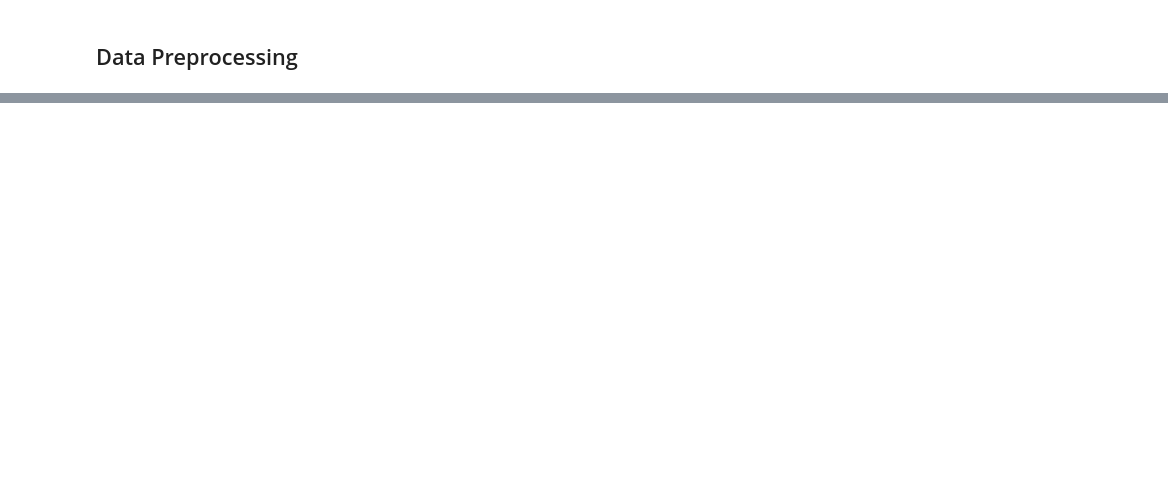
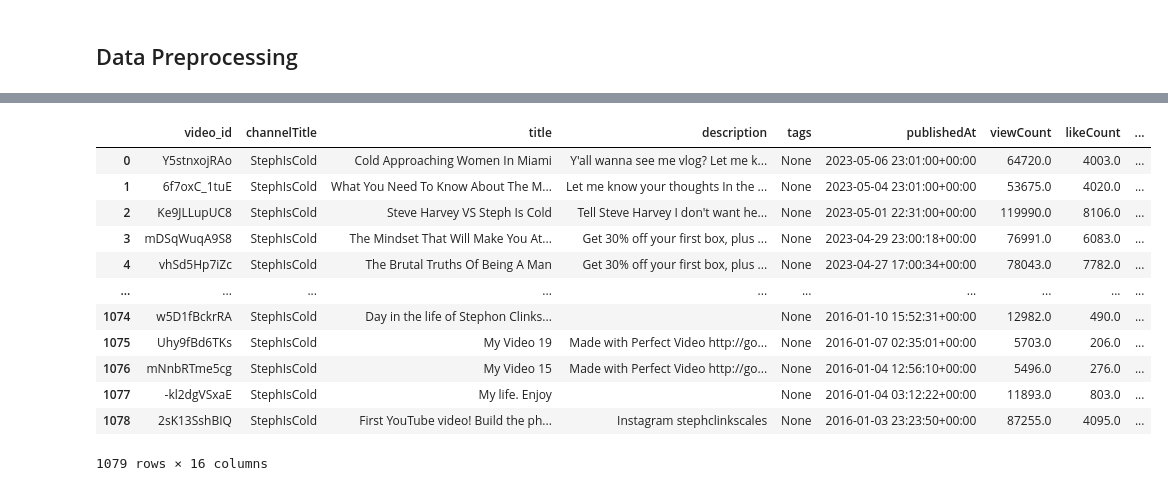
Before and after one commit to Klaus-in-Tech/youtube-channel-analysis, a Jupyter notebook: youtube-analyser.ipynb, the cells around one changed output, grey strips where cells are left out. Drawn from its saved outputs; the diff is of its cells as text; code cells hidden in the pictures; blank space fills up the shorter version.

Commit message:
Best and Worst Performing videos - Data Analysis

```diff
--- a/youtube-analyser.ipynb
+++ b/youtube-analyser.ipynb
@@ -132,0 +201,11 @@ videos_df.isnull().any()
+# %%
+numeric_columns = ['viewCount', 'likeCount', 'favouriteCount', 'commentCount']
+video_df[numeric_columns] = video_df[numeric_columns].apply(pd.to_numeric, errors = 'coerce', axis = 1)
+# %%
+# Publish day (in the week) column
+video_df['publishedAt'] =  video_df['publishedAt'].apply(lambda x: parser.parse(x))
+video_df['pushblishDayName'] = video_df['publishedAt'].apply(lambda x: x.strftime("%A"))
+# %%
+# converting time to seconds
+video_df['durationSecs'] = video_df['duration'].apply(lambda x: isodate.parse_duration(x))
+video_df['durationSecs'] = video_df['durationSecs'].astype('timedelta64[s]')
@@ -132,0 +228,19 @@ videos_df.isnull().any()
+# %%
+# Add total tags column to the DataFrame
+video_df['tagCount'] = video_df['tags'].apply(lambda x: 0 if x is None else len(x))
+# %%
+video_df
+# %% [output]
+|  | video_id | channelTitle | title | description | tags | publishedAt | viewCount | likeCount | ... |
+| 0 | Y5stnxojRAo | StephIsCold | Cold Approaching Women In Miami | Y'all wanna see me vlog? Let me k... | None | 2023-05-06 23:01:00+00:00 | 64720.0 | 4003.0 | ... |
+| 1 | 6f7oxC_1tuE | StephIsCold | What You Need To Know About The M... | Let me know your thoughts In the ... | None | 2023-05-04 23:01:00+00:00 | 53675.0 | 4020.0 | ... |
+| 2 | Ke9JLLupUC8 | StephIsCold | Steve Harvey VS Steph Is Cold | Tell Steve Harvey I don't want he... | None | 2023-05-01 22:31:00+00:00 | 119990.0 | 8106.0 | ... |
+| 3 | mDSqWuqA9S8 | StephIsCold | The Mindset That Will Make You At... | Get 30% off your first box, plus ... | None | 2023-04-29 23:00:18+00:00 | 76991.0 | 6083.0 | ... |
+| 4 | vhSd5Hp7iZc | StephIsCold | The Brutal Truths Of Being A Man | Get 30% off your first box, plus ... | None | 2023-04-27 17:00:34+00:00 | 78043.0 | 7782.0 | ... |
+| ... | ... | ... | ... | ... | ... | ... | ... | ... | ... |
+| 1074 | w5D1fBckrRA | StephIsCold | Day in the life of Stephon Clinks... |  | None | 2016-01-10 15:52:31+00:00 | 12982.0 | 490.0 | ... |
+| 1075 | Uhy9fBd6TKs | StephIsCold | My Video 19 | Made with Perfect Video http://go... | None | 2016-01-07 02:35:01+00:00 | 5703.0 | 206.0 | ... |
+| 1076 | mNnbRTme5cg | StephIsCold | My Video 15 | Made with Perfect Video http://go... | None | 2016-01-04 12:56:10+00:00 | 5496.0 | 276.0 | ... |
+| 1077 | -kl2dgVSxaE | StephIsCold | My life. Enjoy |  | None | 2016-01-04 03:12:22+00:00 | 11893.0 | 803.0 | ... |
+| 1078 | 2sK13SshBIQ | StephIsCold | First YouTube video! Build the ph... | Instagram stephclinkscales | None | 2016-01-03 23:23:50+00:00 | 87255.0 | 4095.0 | ... |
+1079 rows × 16 columns
```
Also changed, not shown: parts of 15 cells of this notebook.
